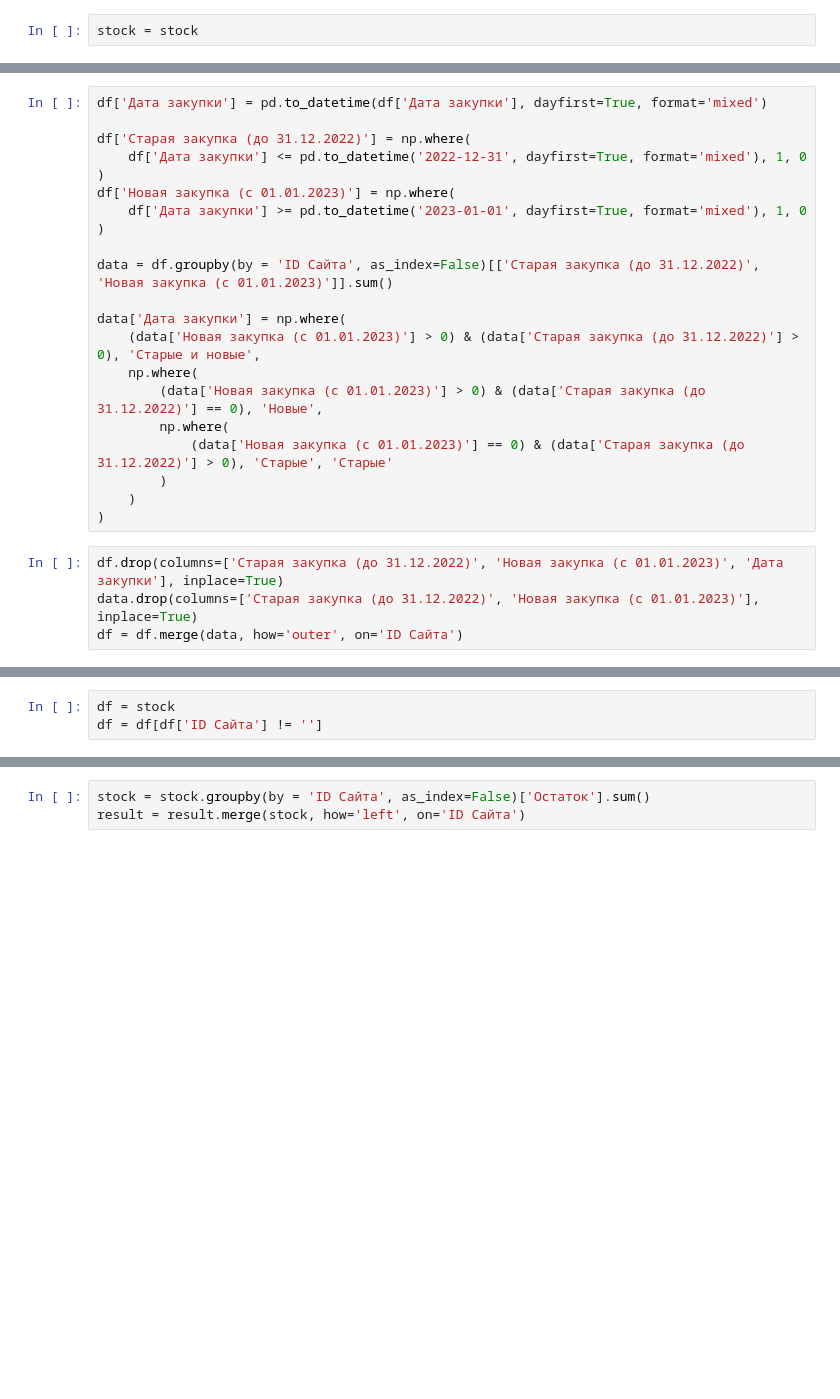
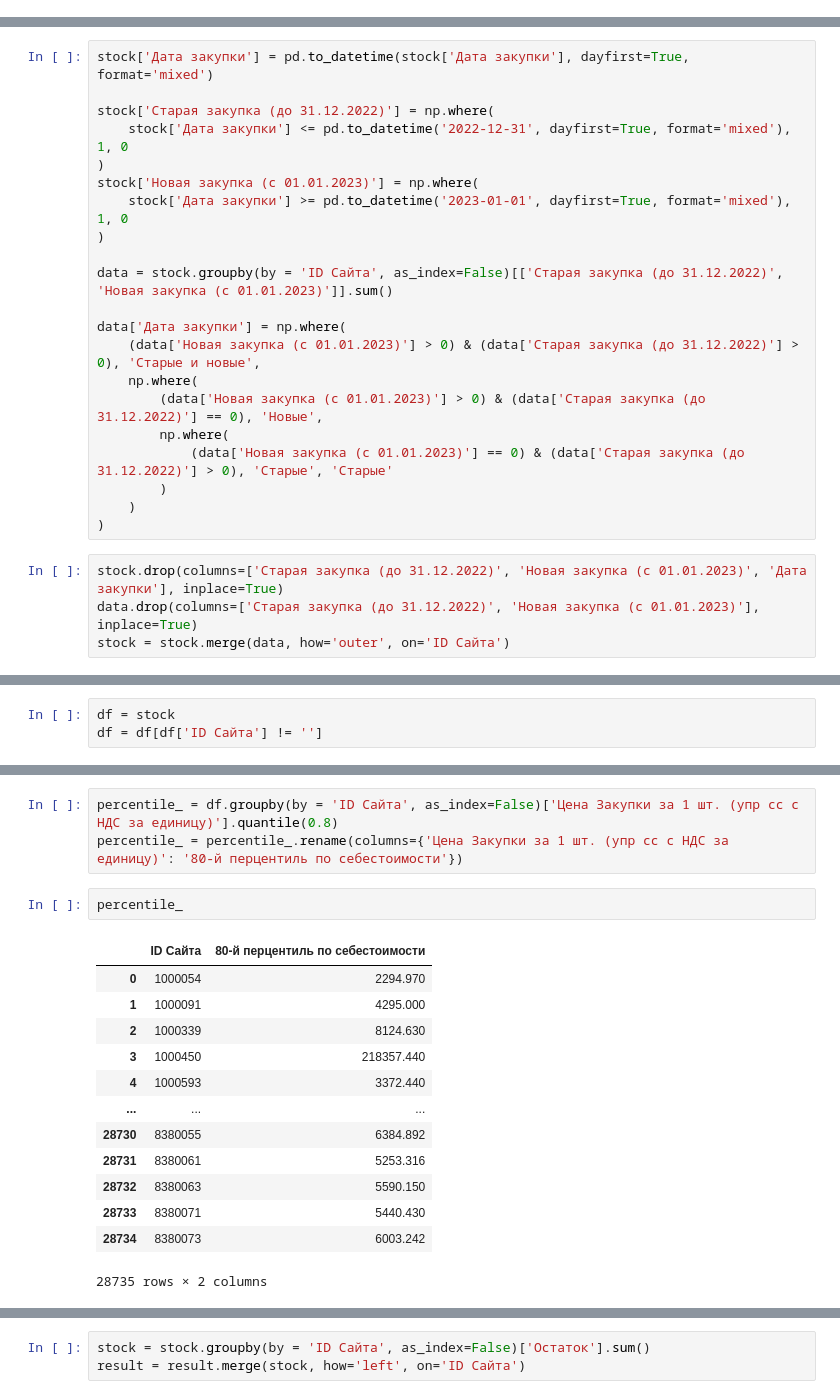
Before and after one commit to sergey-trenkin/notebooks, a Jupyter notebook: pricecheck/pricecheck copy.ipynb, the cells around one changed output, grey strips where cells are left out. Saved outputs shown, nothing was run; the diff lists cells and outputs as text; blank space fills up the shorter version.

```diff
--- a/pricecheck/pricecheck copy.ipynb
+++ b/pricecheck/pricecheck copy.ipynb
@@ -67,2 +46,0 @@ stock.to_excel('общий+чистый вес.xlsx', index=False)
-# %%
-stock = stock
@@ -71,14 +47,14 @@ df = stock
 # %%
-df['Дата закупки'] = pd.to_datetime(df['Дата закупки'], dayfirst=True, format='mixed')
+stock['Дата закупки'] = pd.to_datetime(stock['Дата закупки'], dayfirst=True, format='mixed')
 
-df['Старая закупка (до 31.12.2022)'] = np.where(
-    df['Дата закупки'] <= pd.to_datetime('2022-12-31', dayfirst=True, format='mixed'), 1, 0
+stock['Старая закупка (до 31.12.2022)'] = np.where(
+    stock['Дата закупки'] <= pd.to_datetime('2022-12-31', dayfirst=True, format='mixed'), 1, 0
 )
-df['Новая закупка (с 01.01.2023)'] = np.where(
-    df['Дата закупки'] >= pd.to_datetime('2023-01-01', dayfirst=True, format='mixed'), 1, 0
+stock['Новая закупка (с 01.01.2023)'] = np.where(
+    stock['Дата закупки'] >= pd.to_datetime('2023-01-01', dayfirst=True, format='mixed'), 1, 0
 )
 
-data = df.groupby(by = 'ID Сайта', as_index=False)[['Старая закупка (до 31.12.2022)', 'Новая закупка (с 01.01.2023)']].sum()
+data = stock.groupby(by = 'ID Сайта', as_index=False)[['Старая закупка (до 31.12.2022)', 'Новая закупка (с 01.01.2023)']].sum()
 
 data['Дата закупки'] = np.where(
     (data['Новая закупка (с 01.01.2023)'] > 0) & (data['Старая закупка (до 31.12.2022)'] > 0), 'Старые и новые',
@@ -90,6 +66,6 @@ data['Дата закупки'] = np.where(
     )
 )
 # %%
-df.drop(columns=['Старая закупка (до 31.12.2022)', 'Новая закупка (с 01.01.2023)', 'Дата закупки'], inplace=True)
+stock.drop(columns=['Старая закупка (до 31.12.2022)', 'Новая закупка (с 01.01.2023)', 'Дата закупки'], inplace=True)
 data.drop(columns=['Старая закупка (до 31.12.2022)', 'Новая закупка (с 01.01.2023)'], inplace=True)
-df = df.merge(data, how='outer', on='ID Сайта')
+stock = stock.merge(data, how='outer', on='ID Сайта')
@@ -153,0 +132,19 @@ df = df[df['ID Сайта'] != '']
+# %%
+percentile_ = df.groupby(by = 'ID Сайта', as_index=False)['Цена Закупки за 1 шт. (упр сс с НДС за единицу)'].quantile(0.8)
+percentile_ = percentile_.rename(columns={'Цена Закупки за 1 шт. (упр сс с НДС за единицу)': '80-й перцентиль по себестоимости'})
+# %%
+percentile_
+# %% [output]
+|  | ID Сайта | 80-й перцентиль по себестоимости |
+| 0 | 1000054 | 2294.970 |
+| 1 | 1000091 | 4295.000 |
+| 2 | 1000339 | 8124.630 |
+| 3 | 1000450 | 218357.440 |
+| 4 | 1000593 | 3372.440 |
+| ... | ... | ... |
+| 28730 | 8380055 | 6384.892 |
+| 28731 | 8380061 | 5253.316 |
+| 28732 | 8380063 | 5590.150 |
+| 28733 | 8380071 | 5440.430 |
+| 28734 | 8380073 | 6003.242 |
+28735 rows × 2 columns
```
Also changed, not shown: parts of 24 cells of this notebook.
